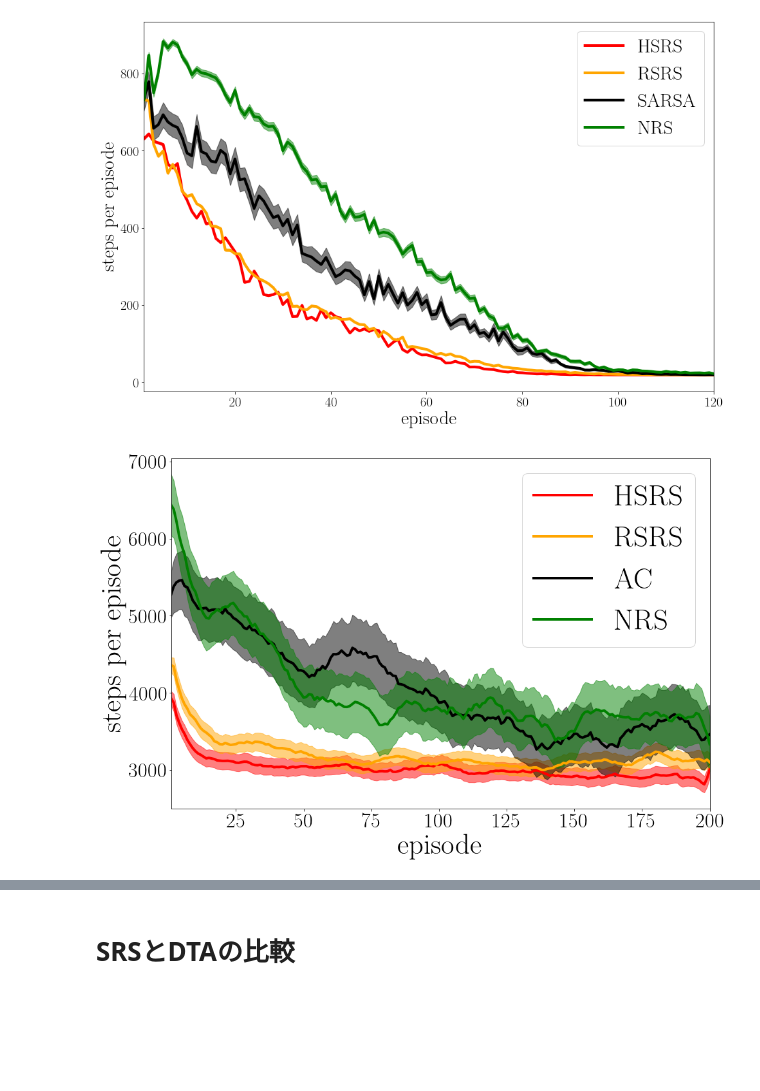
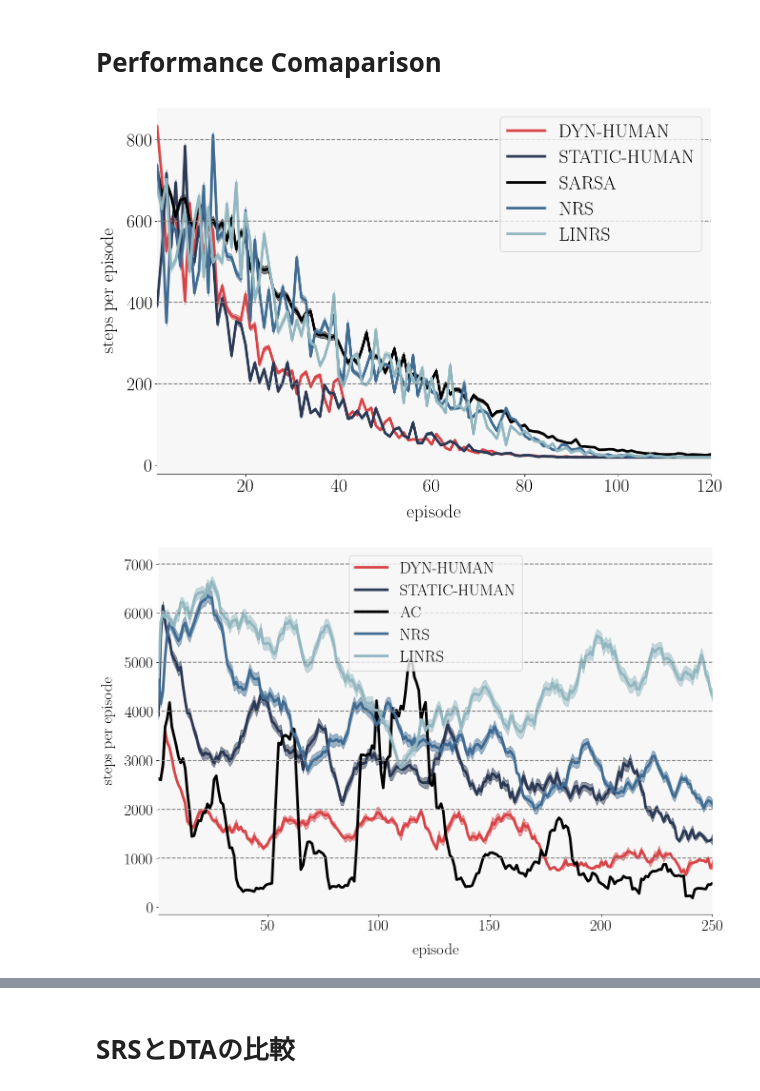
Before and after one commit to takato86/analyze_result, a Jupyter notebook: notebooks/error-bar-area.ipynb, the cells around one changed output, grey strips where cells are left out. Saved outputs shown, nothing was run; the diff lists cells and outputs as text; code cells hidden in the pictures; blank space fills up the shorter version.

```diff
--- a/notebooks/error-bar-area.ipynb
+++ b/notebooks/error-bar-area.ipynb
@@ -6,8 +6,10 @@ import numpy as np
 plt.rcParams['text.usetex'] = True
 plt.rcParams['font.family'] = ['Times New Roman']
 # plt.rcParams['font.serif'] = ['Times New Roman']
+plt.rcParams["axes.facecolor"] = "#f7f7f7"
+plt.rcParams["font.size"] = 24
 # %%
-def plot_mean_se(y, y_lower, y_upper, color="black", alpha=1, label="", line_width=4):
+def plot_mean_se(y, y_lower, y_upper, color="black", alpha=1, label="", line_width=4, marker=None):
     x = np.arange(1, len(y)+1)
-    plt.plot(x, y, color=color, label=label, linewidth=line_width)
+    plt.plot(x, y, color=color, label=label, linewidth=line_width, marker=marker)
     plt.fill_between(x, y_lower, y_upper, alpha=alpha, color=color)
@@ -42,0 +16,7 @@ Index(['Unnamed: 0', 'AC-mean', 'AC-10_moving_average', 'AC-se', 'AC-upper',
+# %%
+four_df = pd.read_csv("in/fourroom/fourrooms_learning_curves.csv", index_col=0)
+pin_df = pd.read_csv("in/pinball/learning_curve.csv", index_col=0)
+pick_df = pd.read_csv("in/picknplace/learning_curve.csv", index_col=0)
+print("columns of fourroom: {}".format(four_df.columns.tolist()))
+print("columns of pinball: {}".format(pin_df.columns.tolist()))
+print("columns of picknplace: {}".format(pick_df.columns.tolist()))
@@ -43,38 +27,48 @@ Index(['Unnamed: 0', 'AC-mean', 'AC-10_moving_average', 'AC-se', 'AC-upper',
+# %% [markdown]
+# Performance Comaparison
 # %%
 l_episodes = 120
 plt.figure(figsize=(15, 10))
-plt.tick_params(labelsize=20)
-plot_mean_se(four_df["HRS-mean"][:l_episodes], four_df["HRS-lower"][:l_episodes], four_df["HRS-upper"][:l_episodes], "red", 0.5, "HSRS")
-# plot_mean_se(four_df["HRS-init-mean"][:l_episodes], four_df["HRS-init-lower"][:l_episodes], four_df["HRS-init-upper"][:l_episodes], "cyan", 0.5, "HRS-init")
-plot_mean_se(four_df["RRS-mean"][:l_episodes], four_df["RRS-lower"][:l_episodes], four_df["RRS-upper"][:l_episodes], "orange", 0.5, "RSRS")
-# plot_mean_se(four_df["RRS-init-mean"][:l_episodes], four_df["RRS-init-lower"][:l_episodes], four_df["RRS-init-upper"][:l_episodes], "magenta", 0.5, "RRS-init")
+plt.gca().spines['right'].set_visible(False)
+plt.gca().spines['top'].set_visible(False)
+plt.gca().spines['left'].set_visible(False)
+# plt.gca().spines['bottom'].set_visible(False)
+plt.tick_params(labelsize=28)
+plot_mean_se(four_df["DYN-HUMAN-mean"][:l_episodes], four_df["DYN-HUMAN-lower"][:l_episodes], four_df["DYN-HUMAN-upper"][:l_episodes], "#d94448", 0.5, "DYN-HUMAN")
+plot_mean_se(four_df["STATIC-HUMAN-mean"][:l_episodes], four_df["STATIC-HUMAN-lower"][:l_episodes], four_df["STATIC-HUMAN-upper"][:l_episodes], "#2b3955", 0.5, "STATIC-HUMAN")
 plot_mean_se(four_df["SARSA-mean"][:l_episodes], four_df["SARSA-lower"][:l_episodes], four_df["SARSA-upper"][:l_episodes], "black", 0.5, "SARSA")
-plot_mean_se(four_df["NRS-mean"][:l_episodes], four_df["NRS-lower"][:l_episodes], four_df["NRS-upper"][:l_episodes], "green", 0.5, "NRS")
-# plot_mean_se(four_df["SARSA-RS-mean"][:l_episodes], four_df["SARSA-RS-lower"][:l_episodes], four_df["SARSA-RS-upper"][:l_episodes], "red", 0.5, "SARSA-RS")
-plt.ylabel("steps per episode", fontsize=28)
-plt.xlabel("episode", fontsize=28)
+plot_mean_se(four_df["NRS-mean"][:l_episodes], four_df["NRS-lower"][:l_episodes], four_df["NRS-upper"][:l_episodes], "#406c93", 0.5, "NRS")
+plot_mean_se(four_df["LINRS-mean"][:l_episodes], four_df["LINRS-lower"][:l_episodes], four_df["LINRS-upper"][:l_episodes], "#92b7c0", 0.5, "LINRS")
+plt.hlines([200, 400, 600, 800], 0, l_episodes, "gray", linestyles='dashed')
+plt.ylabel("steps per episode", fontsize=28, labelpad=15)
+plt.xlabel("episode", fontsize=28, labelpad=15)
 plt.xlim(1, l_episodes)
 plt.legend(fontsize=28)
 plt.plot()
-plt.savefig("out/4rooms-learning-curves.pdf", format="pdf")
+plt.savefig("out/4room-lc-performance.pdf", format="pdf")
 # %% [output]
-[figure, old version]
+[figure, new version]
 # %%
-l_episodes = 200
+l_episodes = 250
 plt.figure(figsize=(15, 10))
-plt.tick_params(labelsize=20)
-plot_mean_se(pin_df["HRS-10_moving_average"][:l_episodes], pin_df["HRS-lower"][:l_episodes], pin_df["HRS-upper"][:l_episodes], "red", 0.5, "HSRS")
-plot_mean_se(pin_df["RRS-10_moving_average"][:l_episodes], pin_df["RRS-lower"][:l_episodes], pin_df["RRS-upper"][:l_episodes], "orange", 0.5, "RSRS")
-plot_mean_se(pin_df["AC-10_moving_average"][:l_episodes], pin_df["AC-lower"][:l_episodes], pin_df["AC-upper"][:l_episodes], "black", 0.5, "AC") # dimgray
-plot_mean_se(pin_df["NRS-10_moving"][:l_episodes], pin_df["NRS-lower"][:l_episodes], pin_df["NRS-upper"][:l_episodes], "green", 0.5, "NRS")
-# plot_mean_se(pin_df["SARSA-RS-10_moving"][:l_episodes], pin_df["SARSA-RS-lower"][:l_episodes], pin_df["SARSA-RS-upper"][:l_episodes], "red", 0.5, "SARSA-RS")
-plt.ylabel("steps per episode", fontsize=45)
-plt.xlabel("episode", fontsize=45)
+plt.gca().spines['right'].set_visible(False)
+plt.gca().spines['top'].set_visible(False)
+plt.gca().spines['left'].set_visible(False)
+plt.tick_params(labelsize=24)
+target_pin_df = pin_df.loc[:l_episodes, :]
+plot_mean_se(target_pin_df["DYN-HUMAN-mv"], target_pin_df["DYN-HUMAN-lower"], target_pin_df["DYN-HUMAN-upper"], "#d94448", 0.5, "DYN-HUMAN")
+plot_mean_se(target_pin_df["STATIC-HUMAN-mv"], target_pin_df["STATIC-HUMAN-lower"], target_pin_df["STATIC-HUMAN-upper"], "#2b3955", 0.5, "STATIC-HUMAN")
+plot_mean_se(target_pin_df["AC-mv"], target_pin_df["AC-lower"], target_pin_df["AC-upper"], "black", 0.5, "AC")
+plot_mean_se(target_pin_df["NRS-mv"], target_pin_df["NRS-lower"], target_pin_df["NRS-upper"], "#406c93", 0.5, "NRS")
+plot_mean_se(target_pin_df["LINRS-mv"], target_pin_df["LINRS-lower"], target_pin_df["LINRS-upper"], "#92b7c0", 0.5, "LINRS")
+plt.hlines([1000, 2000, 3000, 4000, 5000, 6000, 7000], 0, l_episodes, "gray", linestyles='dashed')
+plt.ylabel("steps per episode", fontsize=24, labelpad=15)
+plt.xlabel("episode", fontsize=24, labelpad=15)
 plt.xlim(1, l_episodes)
-plt.legend(fontsize=45)
-plt.tick_params(labelsize=32)
-plt.savefig("out/pinball-learning-curves.pdf", format="pdf")
+plt.legend(fontsize=24)
+plt.tick_params(labelsize=24)
+plt.savefig("out/pinball-lc-performance.pdf", format="pdf")
 # plt.plot()
 # %% [output]
-[figure, old version]
+[figure, new version]
 # %%
```
Also changed, not shown: parts of 18 cells of this notebook.
